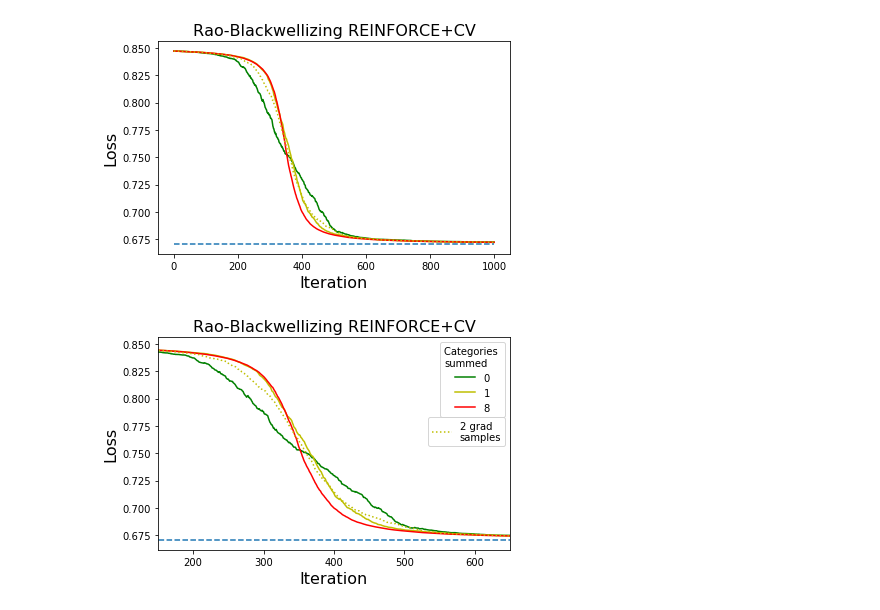
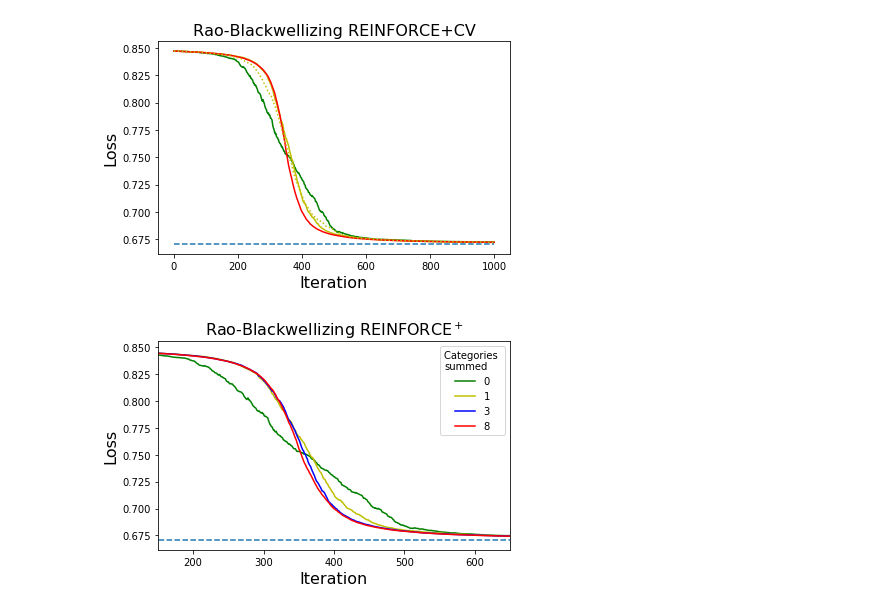
Before and after one commit to Runjing-Liu120/RaoBlackwellizedSGD, a Jupyter notebook: experiments/bernoulli_experiments/bernoulli_optimization_experiments.ipynb, the cells around one changed output. Saved outputs shown, nothing was run; the diff lists cells and outputs as text; code cells hidden in the pictures.

Commit message:
more plots for paper

```diff
--- a/experiments/bernoulli_experiments/bernoulli_optimization_experiments.ipynb
+++ b/experiments/bernoulli_experiments/bernoulli_optimization_experiments.ipynb
@@ -515,41 +515,41 @@ plt.tight_layout()
 # %%
 # figure for paper
 fontsize = 16
 
 fig = plt.figure()
 ax = plt.subplot(111)
 
 ax.plot(avg_loss_num_reinforce_bl_array[0, :], 'g-')
 ax.plot(avg_loss_num_reinforce_bl_array[1, :], 'y-')
-#axplt.plot(avg_loss_num_reinforce_bl_array[2, :], 'b-')
+ax.plot(avg_loss_num_reinforce_bl_array[2, :], 'b-')
 ax.plot(avg_loss_num_reinforce_bl_array[3, :], 'r-')
-legend1 = ax.legend([ax.get_lines()[i] for i in [0,1,2]],
-                    ["0", "1", "8"], title = 'Categories \nsummed')
+legend1 = ax.legend([ax.get_lines()[i] for i in [0,1,2,3]],
+                    ["0", "1", '3', "8"], title = 'Categories \nsummed')
 
 
-ax.plot(avg_loss_num_samples_bl_array[0, :], 'y:')
-# ax.plot(avg_loss_num_samples_bl_array[1, :], 'b:')
-legend2 = ax.legend([ax.get_lines()[i] for i in [3]],
-                    ["2 grad \nsamples"],
-                   loc=1, bbox_to_anchor=(1.0,0.65))
-plt.gca().add_artist(legend1)
+# ax.plot(avg_loss_num_samples_bl_array[0, :], 'y:')
+# # ax.plot(avg_loss_num_samples_bl_array[1, :], 'b:')
+# legend2 = ax.legend([ax.get_lines()[i] for i in [3]],
+#                     ["2 grad \nsamples"],
+#                    loc=1, bbox_to_anchor=(1.0,0.65))
+# plt.gca().add_artist(legend1)
 
 
 plt.xlabel('Iteration', fontsize = fontsize)
 plt.ylabel('Loss', fontsize = fontsize)
-plt.title('Rao-Blackwellizing REINFORCE+CV', fontsize = fontsize)
+plt.title('Rao-Blackwellizing REINFORCE$^+$', fontsize = fontsize)
 
 ax.plot(optimal_loss.numpy() * np.ones(n_steps), '--')
 
 plt.xlim((150, 650))
 
 
 
 plt.tight_layout()
 
 plt.savefig('../icml_figures/bernoulli_loss_path_reinforce_bl.png')
 # %% [output]
-[figure, old version]
+[figure, new version]
 # %%
 # plt.plot(avg_loss_num_reinforce_bl_array.T, '-')
 
```
Also changed, not shown: parts of 1 cell of this notebook, 2 other files.
